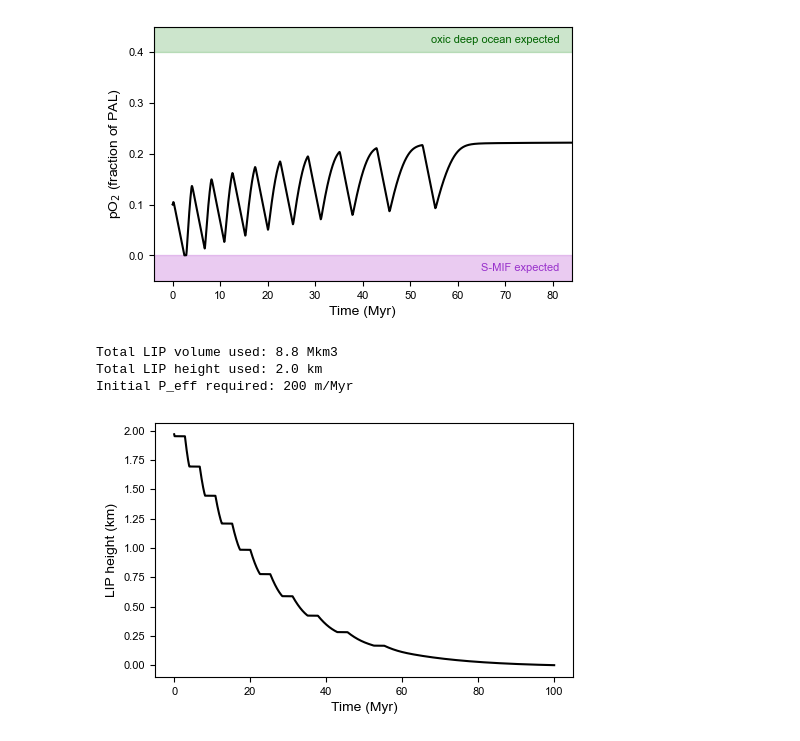
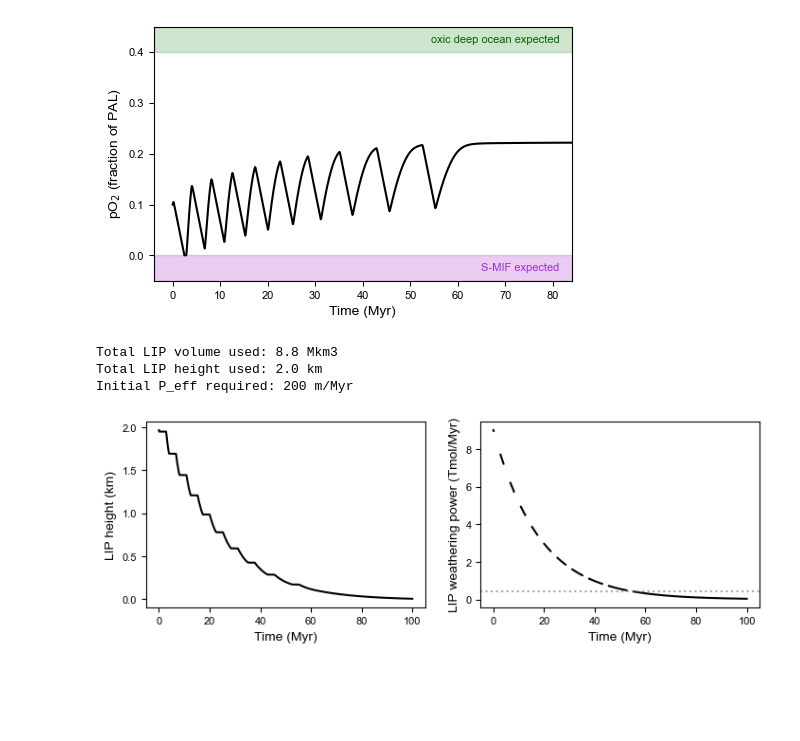
Before and after one commit to cminsky/snowball-limit-cycle, a Jupyter notebook: 2_limit_cycle_example.ipynb, the cells around one changed output. Cells and saved outputs as stored; diff of their text form; code cells hidden in the pictures; blank space fills up the shorter version.

```diff
--- a/2_limit_cycle_example.ipynb
+++ b/2_limit_cycle_example.ipynb
@@ -112,36 +115,50 @@ plt.savefig('figs_poster/limit_cycle_O2.png', format='png', bbox_inches='tight',
 plt.show()
 # %% [output]
 [figure]
-# %%
-# LIP volume/height analysis and plot
-
-t, vol, height = LIP_volume(results,A0=4.45)
-
-fig = plt.figure(figsize=(4.18, 2.54))
-ax = fig.add_axes([0, 0, 1, 1])
-
-max_height = np.max(height)/1e3
-ax.plot(t, max_height-height/1e3, c='k', alpha=1)
-
-# axis labels and ticks
-ax.set_xlabel('Time (Myr)', fontsize=10)
-ax.set_ylabel('LIP height (km)', fontsize=10)
-ax.tick_params(axis='both', which='major', labelsize=8)
-
-figname="example_LIP_height.pdf"
-savefig(fig,figname,savefmt='pdf',supp_folder="supp")
-
-plt.show()
-# %% [output]
-Total LIP volume used: 8.8 Mkm3
-Total LIP height used: 2.0 km
-Initial P_eff required: 200 m/Myr
-[figure, old version]
 # %%
 def mask_snowball_times(var, snowball):
     sb_arr = np.ma.masked_array(var, mask=~snowball)
     ig_arr = np.ma.masked_array(var, mask=snowball)
     return sb_arr, ig_arr
+# %%
+# LIP volume/height analysis and WLIP0 subplot figure
+
+# compute LIP height time series
+t = results['t']
+t_lip, vol, height = LIP_volume(results, A0=4.45)
+
+# make side-by-side panels
+fig, axes = plt.subplots(1, 2, figsize=(8.36, 2.54))
+
+# left: LIP height
+ax = axes[0]
+max_height = np.max(height) / 1e3
+ax.plot(t_lip, max_height - height / 1e3, c='k', alpha=1)
+ax.set_xlabel('Time (Myr)', fontsize=10)
+ax.set_ylabel('LIP height (km)', fontsize=10)
+ax.tick_params(axis='both', which='major', labelsize=8)
+#ax.set_title('A', fontweight='bold', fontsize=12, loc='left', pad=4)
+
+# right: WLIP0
+ax2 = axes[1]
+Cimb_arr = results['W_LIP0'] * np.exp(-t / results['tau'][0])
+sb_arr, ig_arr = mask_snowball_times(Cimb_arr, results['snowball'])
+ax2.plot(t, ig_arr, c='k', alpha=1, label='During interglacials')
+ax2.axhline(0.45, color='grey', linestyle=':', alpha=0.7)
+ax2.set_xlabel('Time (Myr)', fontsize=10)
+ax2.set_ylabel('LIP weathering power (Tmol/Myr)', fontsize=10)
+ax2.tick_params(axis='both', which='major', labelsize=8)
+#ax2.set_title('B', fontweight='bold', fontsize=12, loc='left', pad=4)
+
+# save combined figure
+plt.savefig('figs/supp/example_LIP_power.pdf', format='pdf', bbox_inches='tight', dpi=600)
+
+plt.show()
+# %% [output]
+Total LIP volume used: 8.8 Mkm3
+Total LIP height used: 2.0 km
+Initial P_eff required: 200 m/Myr
+[figure, new version]
 # %%
 fig = plt.figure(figsize=(4.18, 2.54))
 ax = fig.add_axes([0, 0, 1, 1])
```
Also changed, not shown: parts of 3 cells of this notebook.
